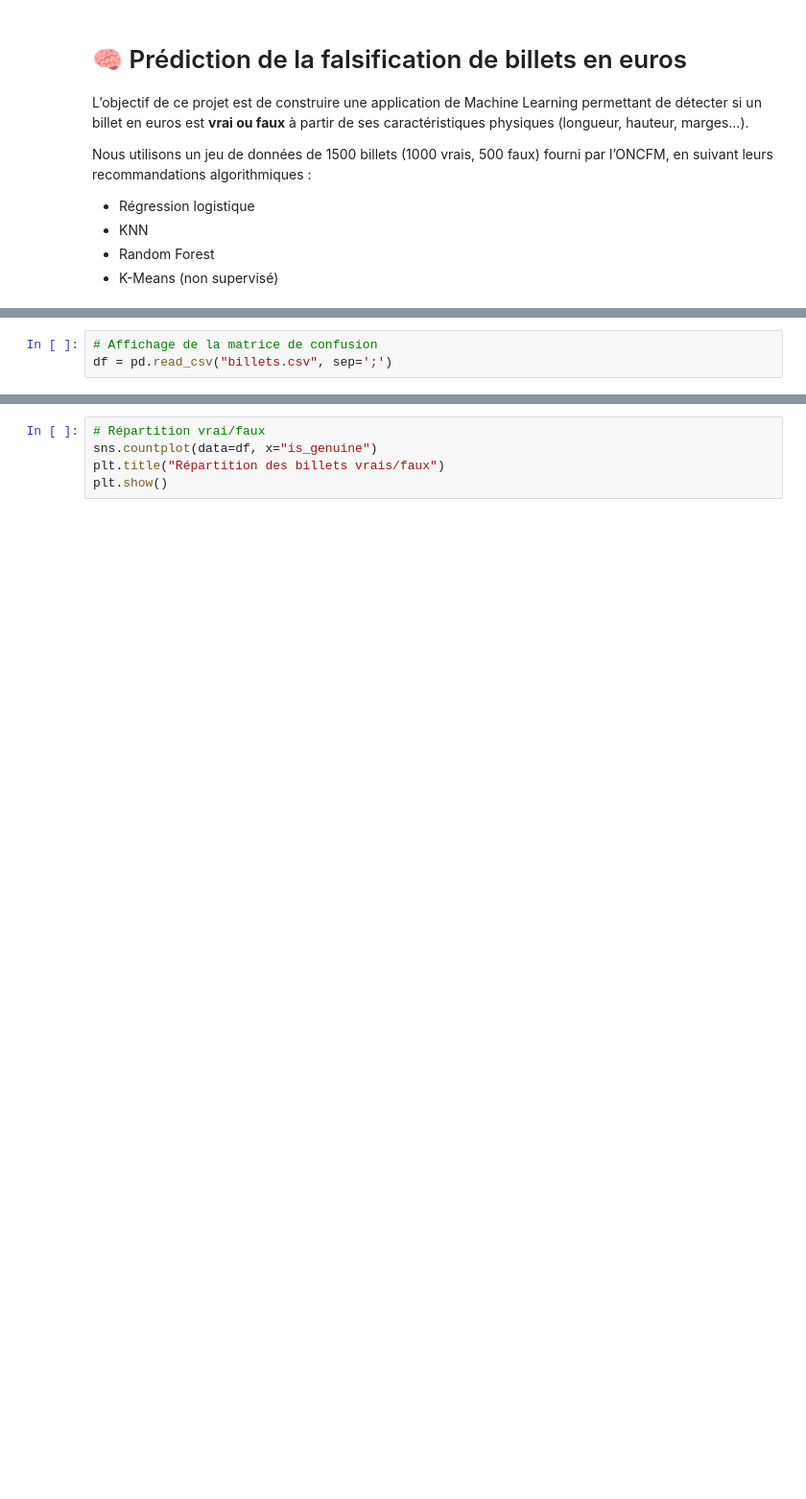
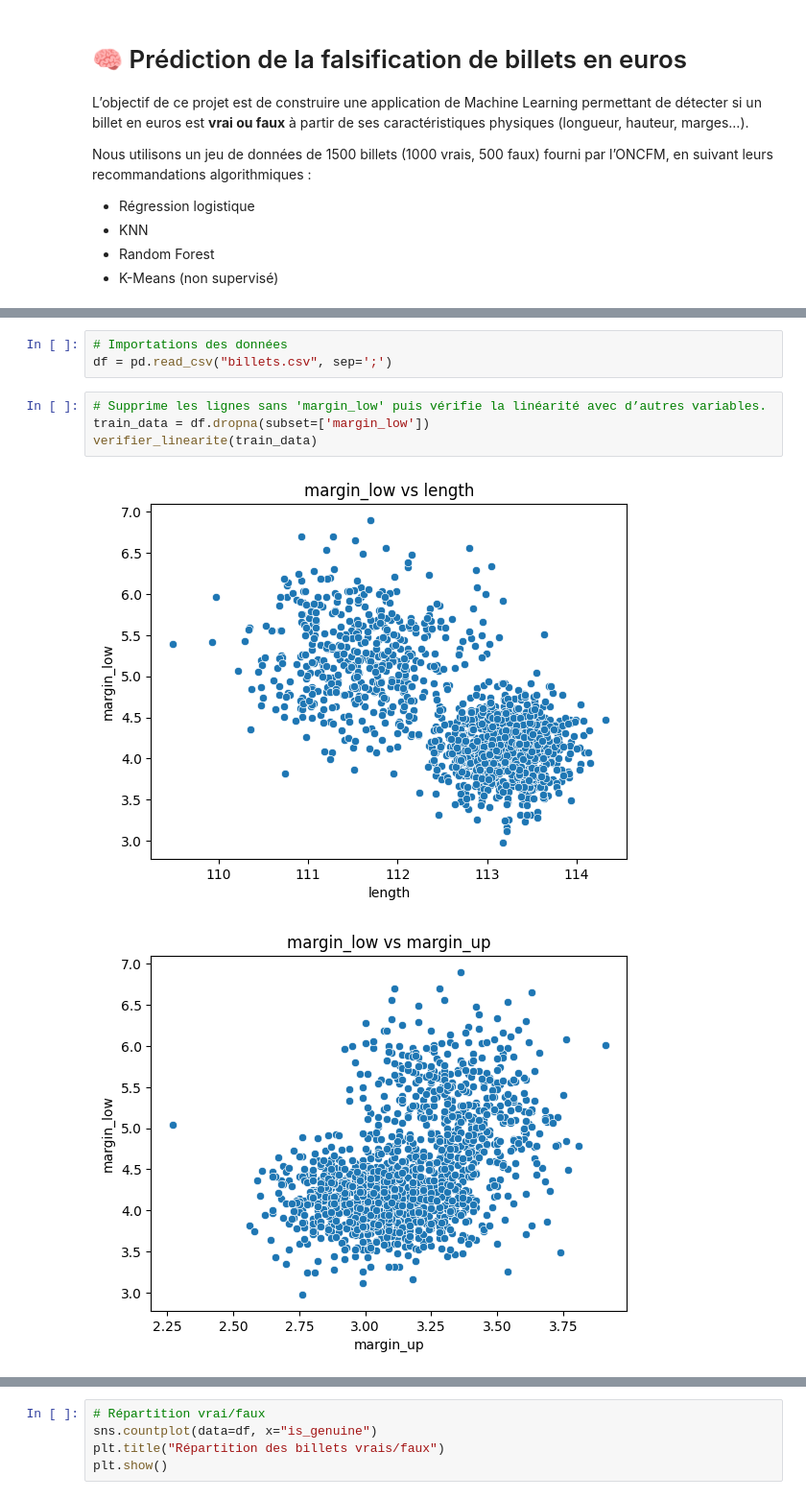
Before and after one commit to Julien-Data/Data_Projet12, a Jupyter notebook: main.ipynb, the cells around one changed output, grey strips where cells are left out. Shown: that part at 96% size. Saved outputs shown, nothing was run; the diff lists cells and outputs as text; blank space fills up the shorter version.

```diff
--- a/main.ipynb
+++ b/main.ipynb
@@ -23,3 +43,10 @@ from script import pipeline_global, afficher_matrice_confusion, predire_billet,
 # %%
-# Affichage de la matrice de confusion
+# Importations des données
 df = pd.read_csv("billets.csv", sep=';')
+# %%
+# Supprime les lignes sans 'margin_low' puis vérifie la linéarité avec d’autres variables.
+train_data = df.dropna(subset=['margin_low'])
+verifier_linearite(train_data)
+# %% [output]
+[figure, added]
+[figure, added]
```
Also changed, not shown: parts of 19 cells of this notebook, 2 other files.
